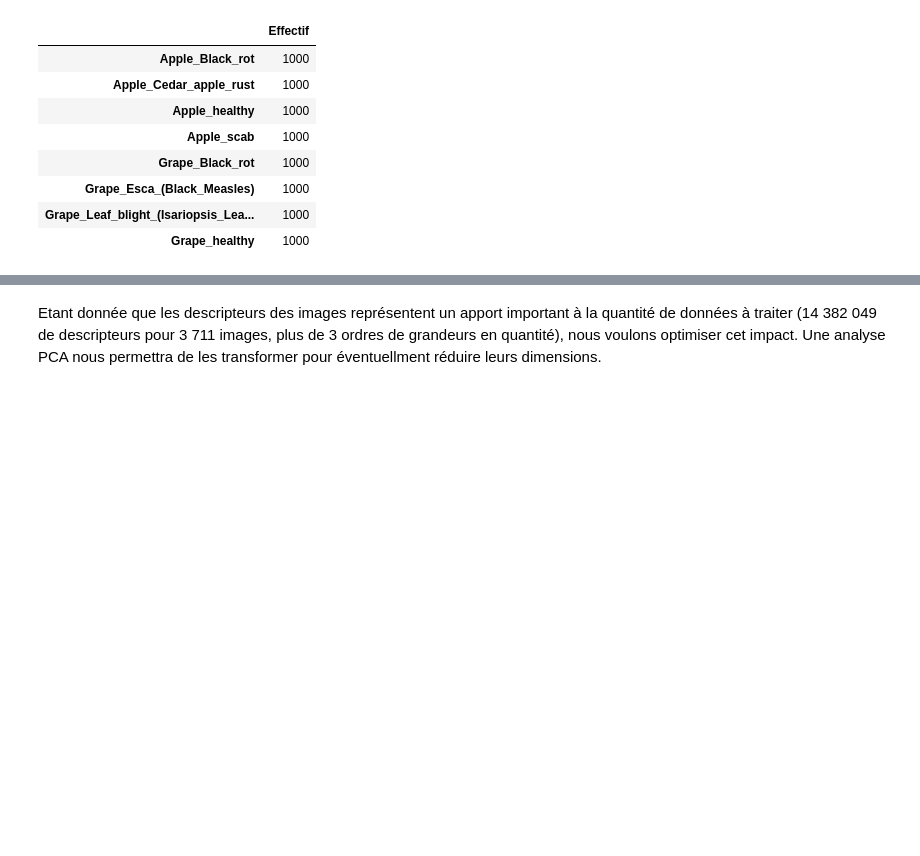
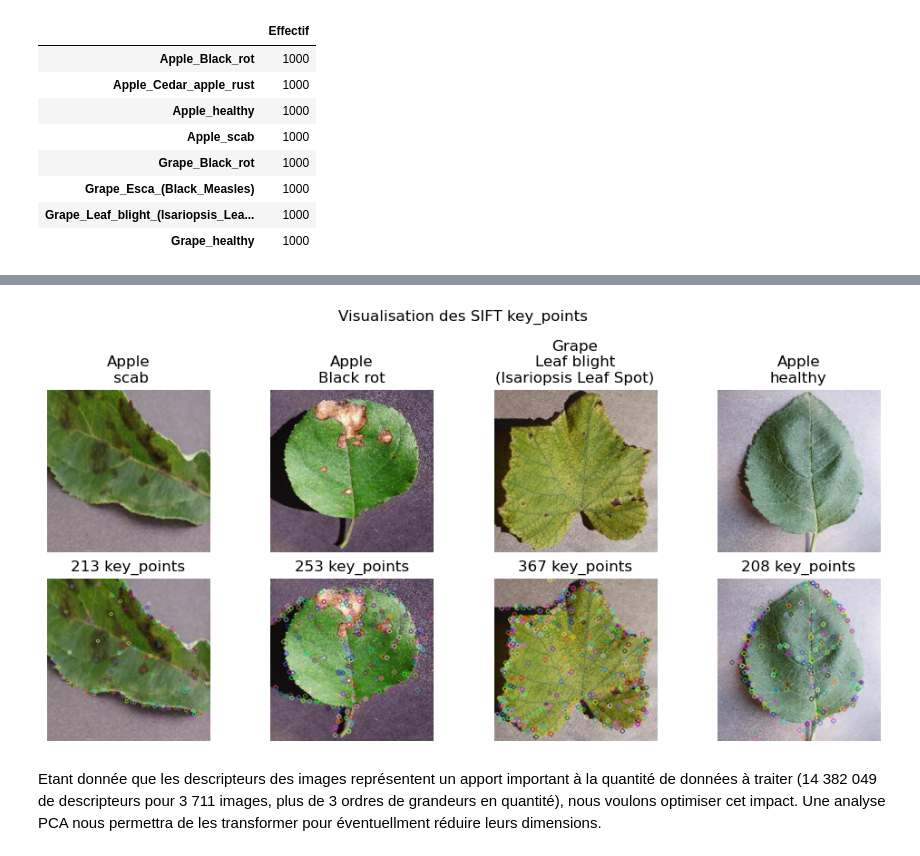
Before and after one commit to jfgagnon00/PlantVillage, a Jupyter notebook: Final Report.ipynb, the cells around one changed output, grey strips where cells are left out. Cells and saved outputs as stored; diff of their text form; code cells hidden in the pictures; blank space fills up the shorter version.

```diff
--- a/Final Report.ipynb
+++ b/Final Report.ipynb
@@ -688,18 +384,0 @@ import time
-# %%
-#
-# parametres
-#
-configs = hlp.get_configs("config_overrides.json")
-
-#
-# obtenir le dataset PlantVillage
-#
-pv_dataset = pv.load(configs.plant_village)
-
-if pv_dataset is None:
-    print("Invalid dataset")
-else:
-    pv_dataframe = pv_dataset.dataframe
-
-print("PlantVillage", pv_dataframe.shape)
-display( pv_dataframe.head() )
@@ -802,25 +452,43 @@ def affiche_image(features, indices):
 # %%
+SAMPLES_GRID = (2, 4)
+FIGSIZE = (10, SAMPLES_GRID[0] * 2.5)
+
+def affiche_key_points(method_, image_indices):
+    _, axes = plt.subplots(SAMPLES_GRID[0], SAMPLES_GRID[1], figsize=FIGSIZE)
+
+    for i, image_index in enumerate(image_indices):
+        key_points = method_.index_to_key_points[str(image_index)][...]
+
+        image = pv_dataset.get_image(image_index)
+        image_key_points = feat.draw_key_points(image, key_points)
+
+        species, disease = pv_dataframe.loc[image_index, ["species", "disease"]]
+        disease = pv.attribute_prettify(species, disease)
+        title = "\n".join([species, disease])
+
+        plt.sca(axes[0, i])
+        plt.title(title)
+        plt.axis("off")
+        plt.imshow(image)
+
+        plt.sca(axes[1, i])
+        plt.title(str(len(key_points)) + " key_points")
+        plt.axis("off")
+        plt.imshow(image_key_points)
+
+
 # selectionner quelques images aleatoirement
 random.seed(55)
-indices = random.sample(range(pv_dataframe.shape[0]), SAMPLES_GRID[0] * SAMPLES_GRID[1])
+indices = random.sample(train, SAMPLES_GRID[1])
 indices.sort()
 
+#
+# visualiser quelques sift keypoints
+#
+affiche_key_points(sift_, indices)
 
-#
-# visualiser quelques orb keypoints
-#
-affiche_image(orb_features, indices)
-
-plt.suptitle("ORB keypoints")
+plt.suptitle("Visualisation des SIFT key_points")
 plt.tight_layout()
 plt.show()
-
-
-#
-# visualiser quelques sift keypoints (les memes que orb)
-#
-affiche_image(sift_features, indices)
-
-plt.suptitle("SIFT keypoints")
-plt.tight_layout()
-plt.show()
+# %% [output]
+[figure, added]
```
Also changed, not shown: parts of 73 cells of this notebook, 1 other file.
